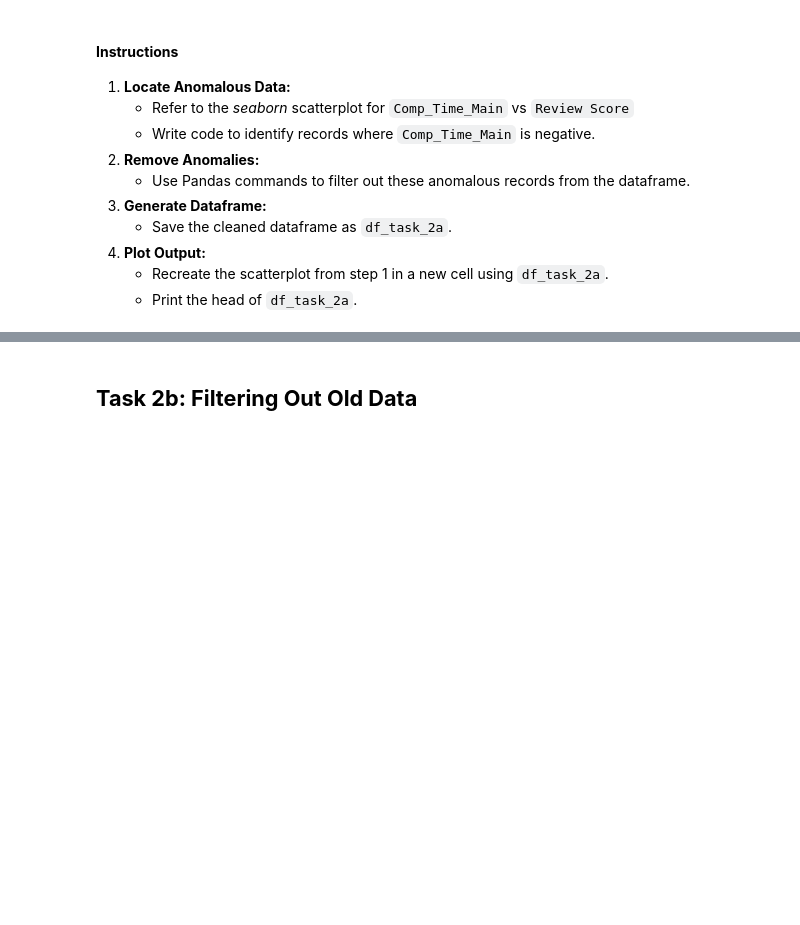
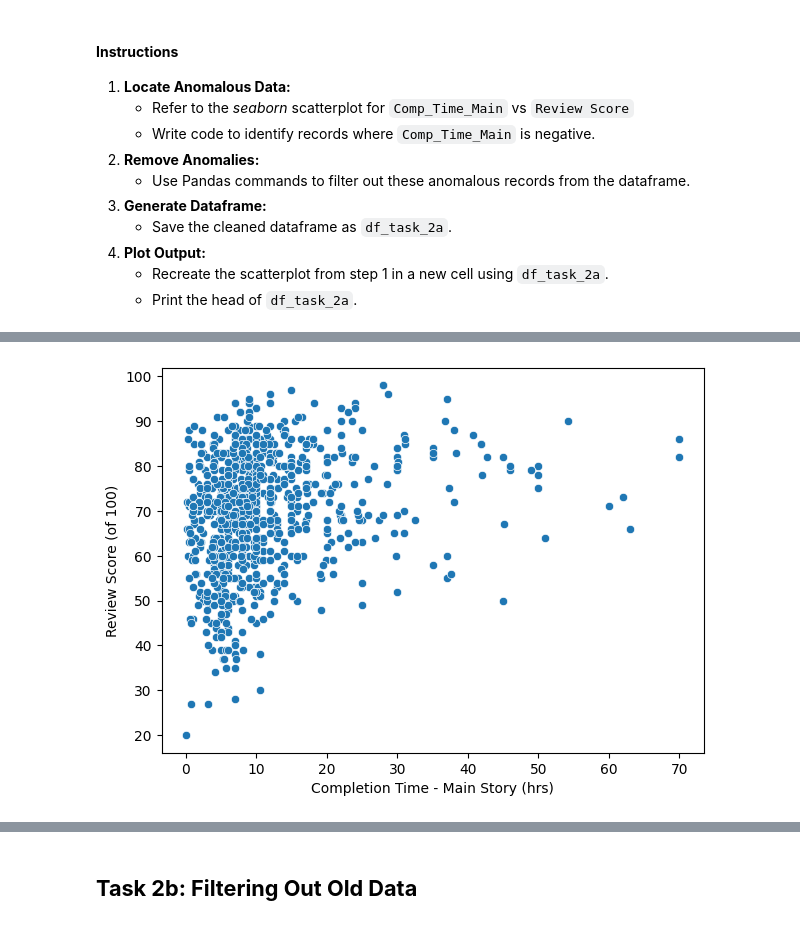
Before and after one commit to visdesignlab/persist_examples, a Jupyter notebook: Study Data II - Video Games/PANDAS_video_games_tasks.ipynb, the cells around one changed output, grey strips where cells are left out. Cells and saved outputs as stored; diff of their text form; code cells hidden in the pictures; blank space fills up the shorter version.

```diff
--- a/Study Data II - Video Games/PANDAS_video_games_tasks.ipynb
+++ b/Study Data II - Video Games/PANDAS_video_games_tasks.ipynb
@@ -105,0 +189,2 @@ df_task_1b.dtypes
+# %%
+df["Max Players"]=df["Max Players"].replace({0: 10, 1: 100})
@@ -106 +193,3 @@ df_task_1b.dtypes
+# %%
+df_task_1c=df
 # %%
@@ -144,0 +272,4 @@ df_task_1c.head()
+# %%
+df.drop(df[df["Comp_Time_Main"] < 0].index, inplace = True)
+# %%
+df_task_2a=df
@@ -144,0 +285,17 @@ df_task_1c.head()
+# %%
+#### Scatterplot Code Start
+
+plt.figure(figsize=(7, 5))
+sns.scatterplot(data=df_task_2a, x='Comp_Time_Main', y='Review Score')
+
+plt.xlabel('Completion Time - Main Story (hrs)')
+plt.ylabel('Review Score (of 100)')
+
+# Display the plot
+plt.show()
+
+#### Scatterplot Code End
+
+df_task_1c.head()
+# %% [output]
+[figure, added]
```
Also changed, not shown: parts of 34 cells of this notebook, 1 other file.
